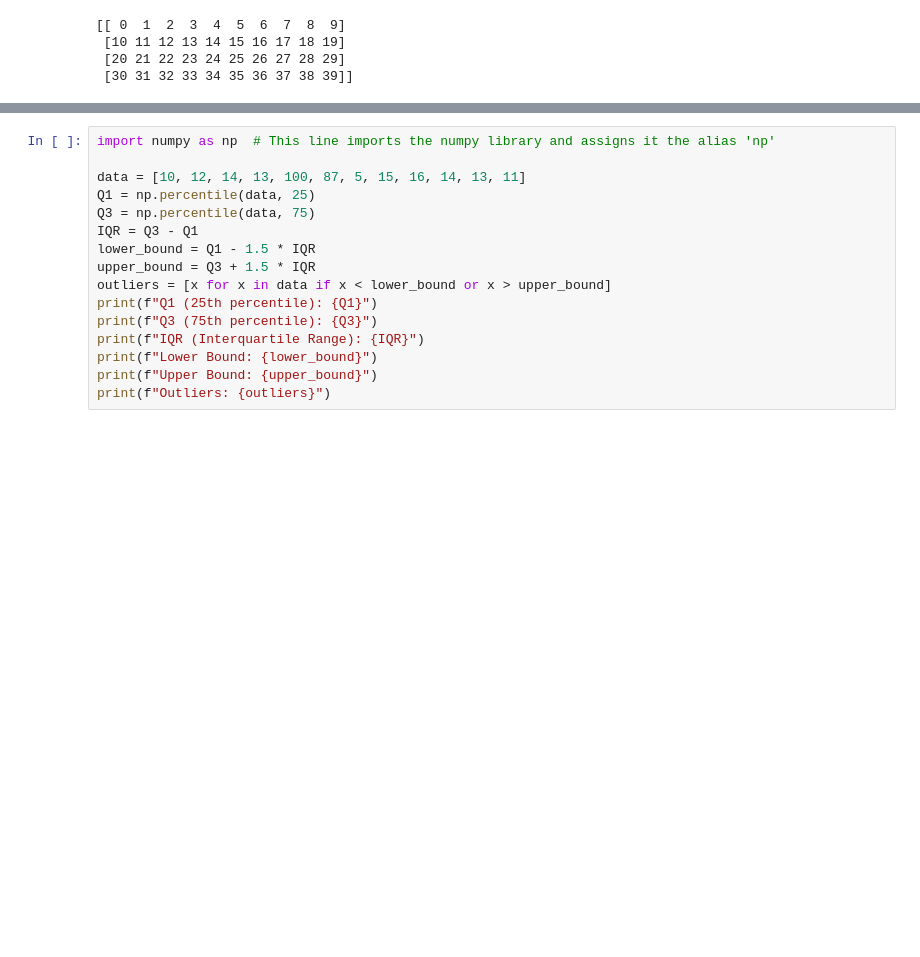
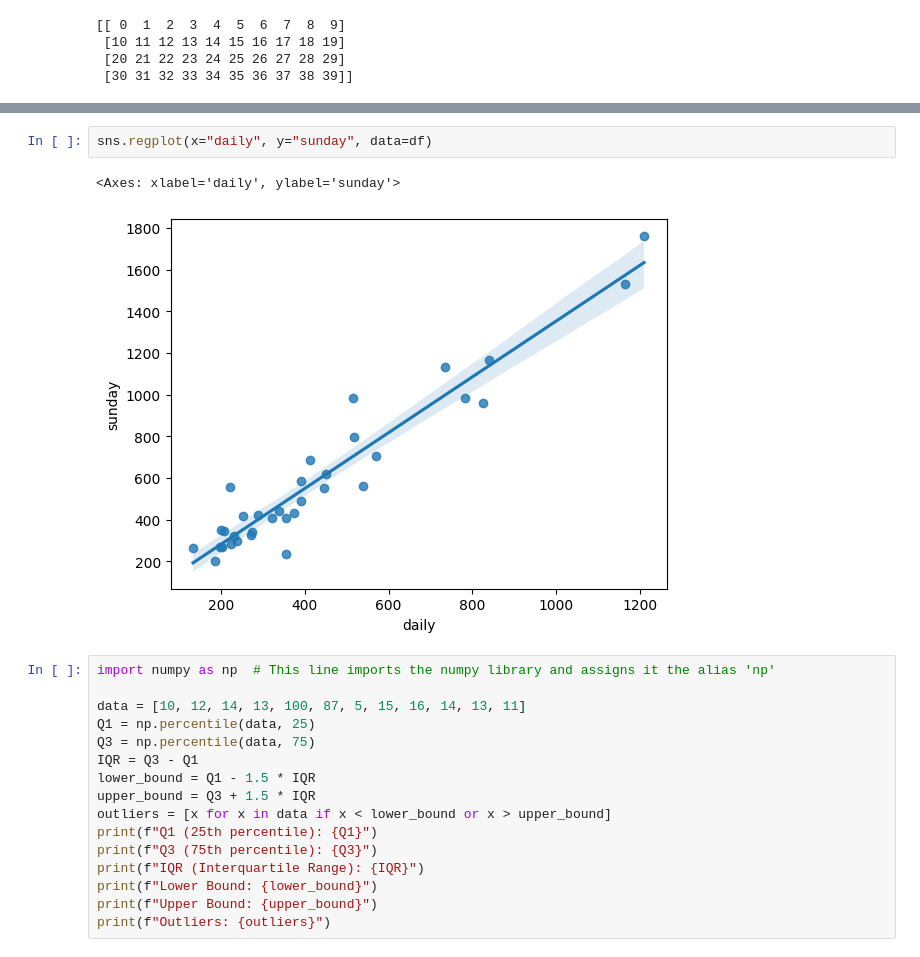
Before and after one commit to TARUN965/ML_with_flask, a Jupyter notebook: TARUN.ipynb, the cells around one changed output, grey strips where cells are left out. Cells and saved outputs as stored; diff of their text form; blank space fills up the shorter version.

```diff
--- a/TARUN.ipynb
+++ b/TARUN.ipynb
@@ -22,3 +59,8 @@ ValueError: x and y must have same first dimension, but have shapes (11,) and (1
+# %%
+sns.regplot(x="daily", y="sunday", data=df)
+# %% [output]
+<Axes: xlabel='daily', ylabel='sunday'>
+[figure, added]
 # %%
 import numpy as np  # This line imports the numpy library and assigns it the alias 'np'
 
```
Also changed, not shown: parts of 8 cells of this notebook.
